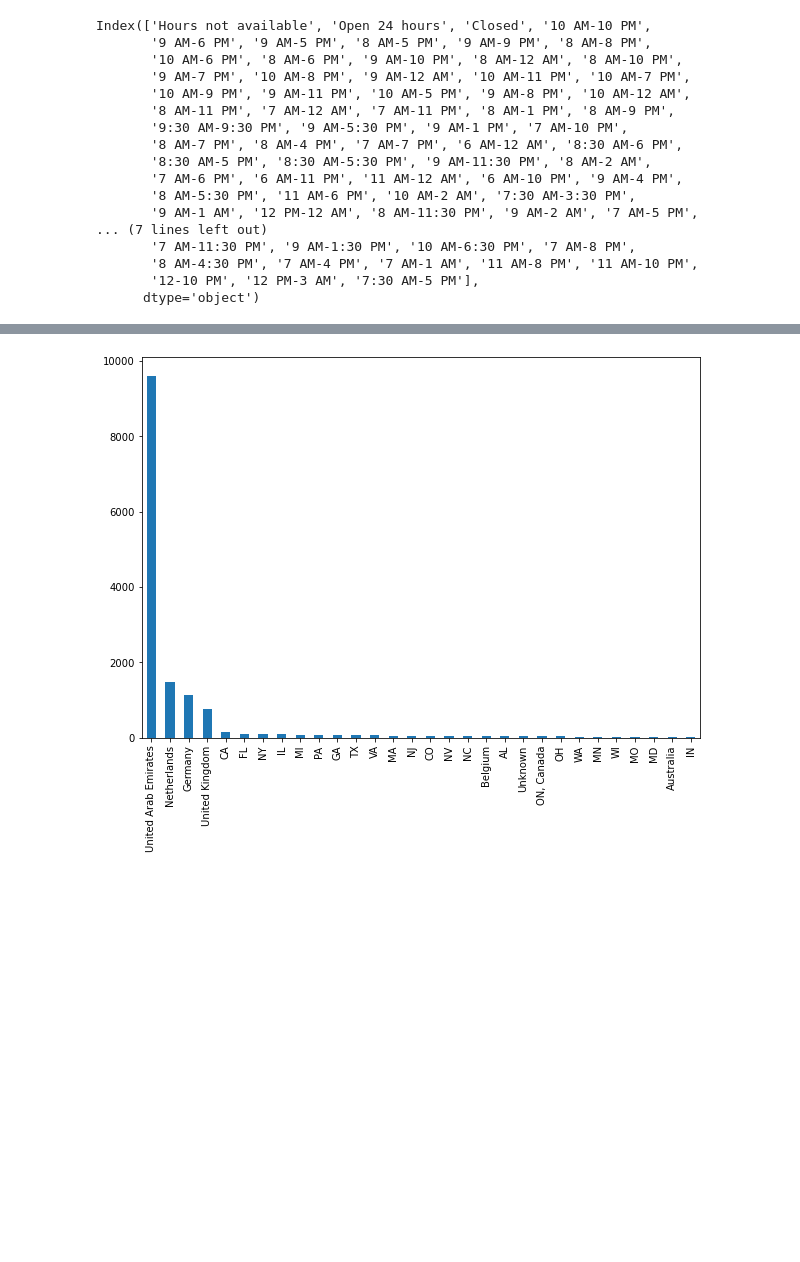
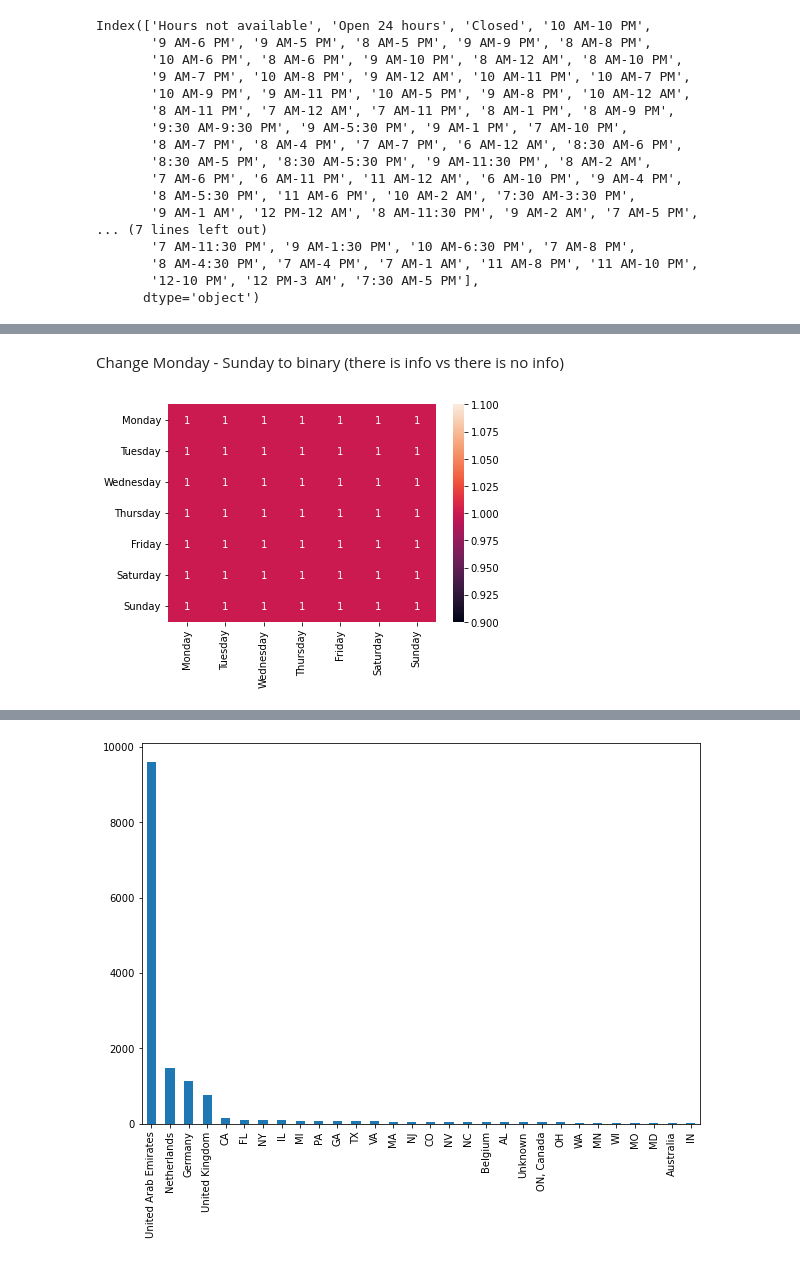
Before and after one commit to kowalskihubert/Google-Places-Clustering, a Jupyter notebook: google_places_FE_2.ipynb, the cells around one changed output, grey strips where cells are left out. Saved outputs shown, nothing was run; the diff lists cells and outputs as text; code cells hidden in the pictures; blank space fills up the shorter version.

```diff
--- a/google_places_FE_2.ipynb
+++ b/google_places_FE_2.ipynb
@@ -209 +253,23 @@ Monday_morning    85
 dtype: int64
+# %% [markdown]
+Change Monday - Sunday to binary (there is info vs there is no info)
+# %%
+# Change Monday - Sunday to binary (there is info vs there is no info
+# data['phone_number'] = data['phone_number'].apply(lambda x: 0 if x == "Unknown" else 1)
+
+data['Monday'] = data["Monday"].apply(lambda x: 0 if x == "Hours not available" else 1)
+data['Tuesday'] = data["Tuesday"].apply(lambda x: 0 if x == "Hours not available" else 1)
+data['Wednesday'] = data["Wednesday"].apply(lambda x: 0 if x == "Hours not available" else 1)
+data['Thursday'] = data["Thursday"].apply(lambda x: 0 if x == "Hours not available" else 1)
+data['Friday'] = data["Friday"].apply(lambda x: 0 if x == "Hours not available" else 1)
+data['Saturday'] = data["Saturday"].apply(lambda x: 0 if x == "Hours not available" else 1)
+data['Sunday'] = data["Sunday"].apply(lambda x: 0 if x == "Hours not available" else 1)
+# %%
+s = data[['Monday', 'Tuesday', 'Wednesday', 'Thursday', 'Friday', 'Saturday', 'Sunday']]
+# Macierz korelacji
+import seaborn as sns
+
+sns.heatmap(s.corr(), annot=True)
+plt.show()
+# %% [output]
+[figure, added]
```
Also changed, not shown: parts of 5 cells of this notebook.
